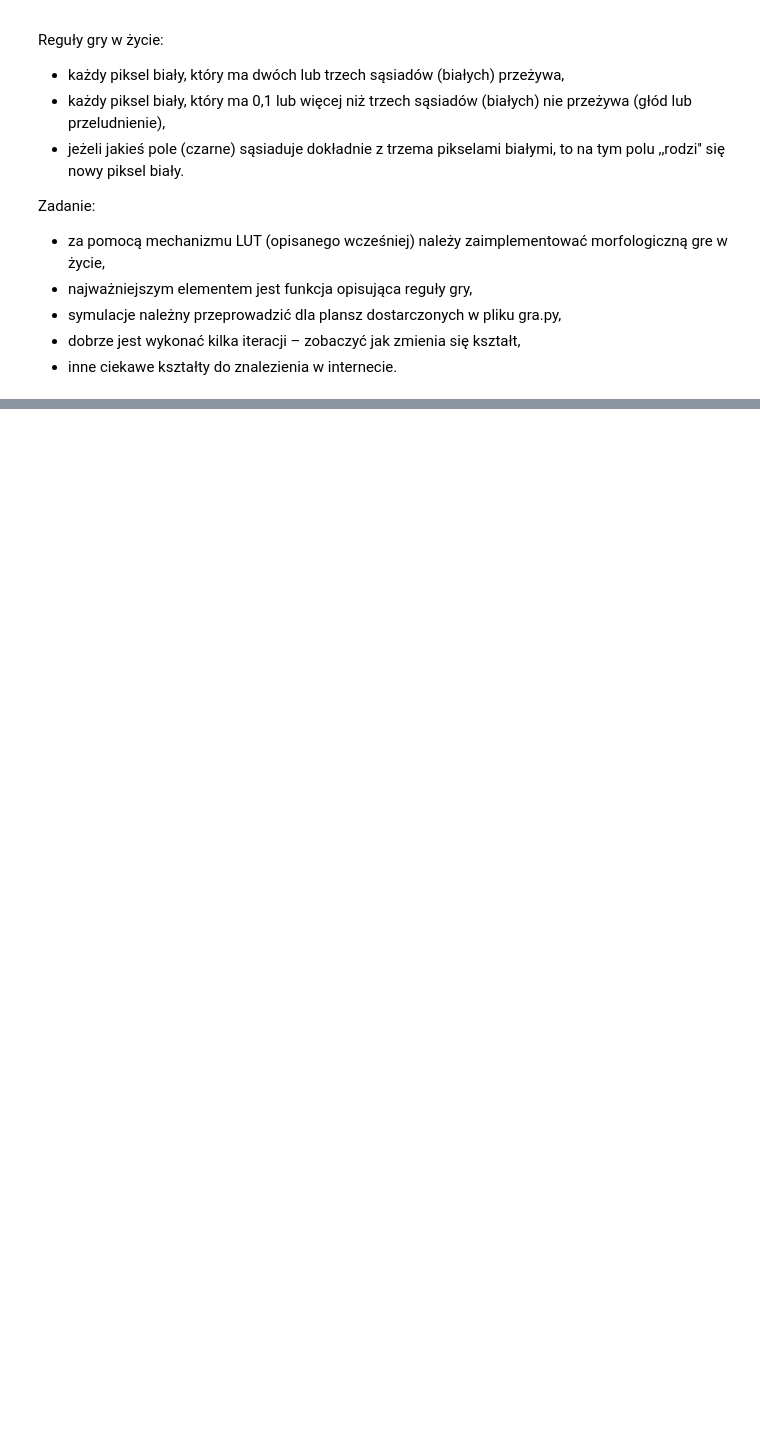
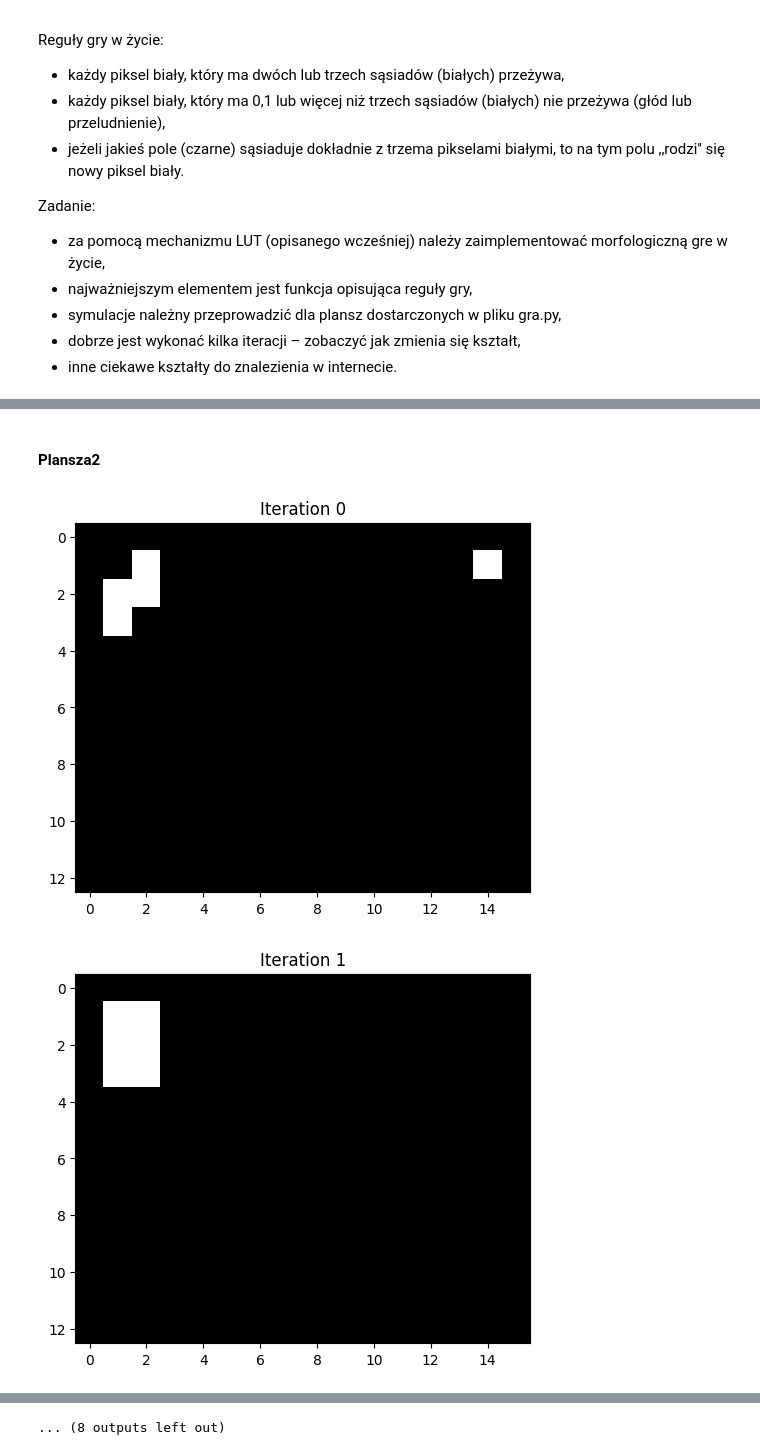
Before and after one commit to lursz/DigitalImageProcessing-Course, a Jupyter notebook: lab10/10_morphology_hw.ipynb, the cells around one changed output, grey strips where cells are left out. Drawn from its saved outputs; the diff is of its cells as text; code cells hidden in the pictures; blank space fills up the shorter version.

```diff
--- a/lab10/10_morphology_hw.ipynb
+++ b/lab10/10_morphology_hw.ipynb
@@ -84,0 +166,11 @@ plansza2 = np.array([
+# %% [markdown]
+#### Plansza2
+# %%
+for i in range(20):
+    plansza2 = gra_w_zycie(plansza2)
+    plt.imshow(plansza2, 'gray')
+    plt.title(f'Iteration {i}')
+    plt.show()
+# %% [output]
+[figure, added]
+[figure, added]
@@ -84,0 +187 @@ plansza2 = np.array([
+... (8 outputs left out)
```
Also changed, not shown: parts of 9 cells of this notebook.
